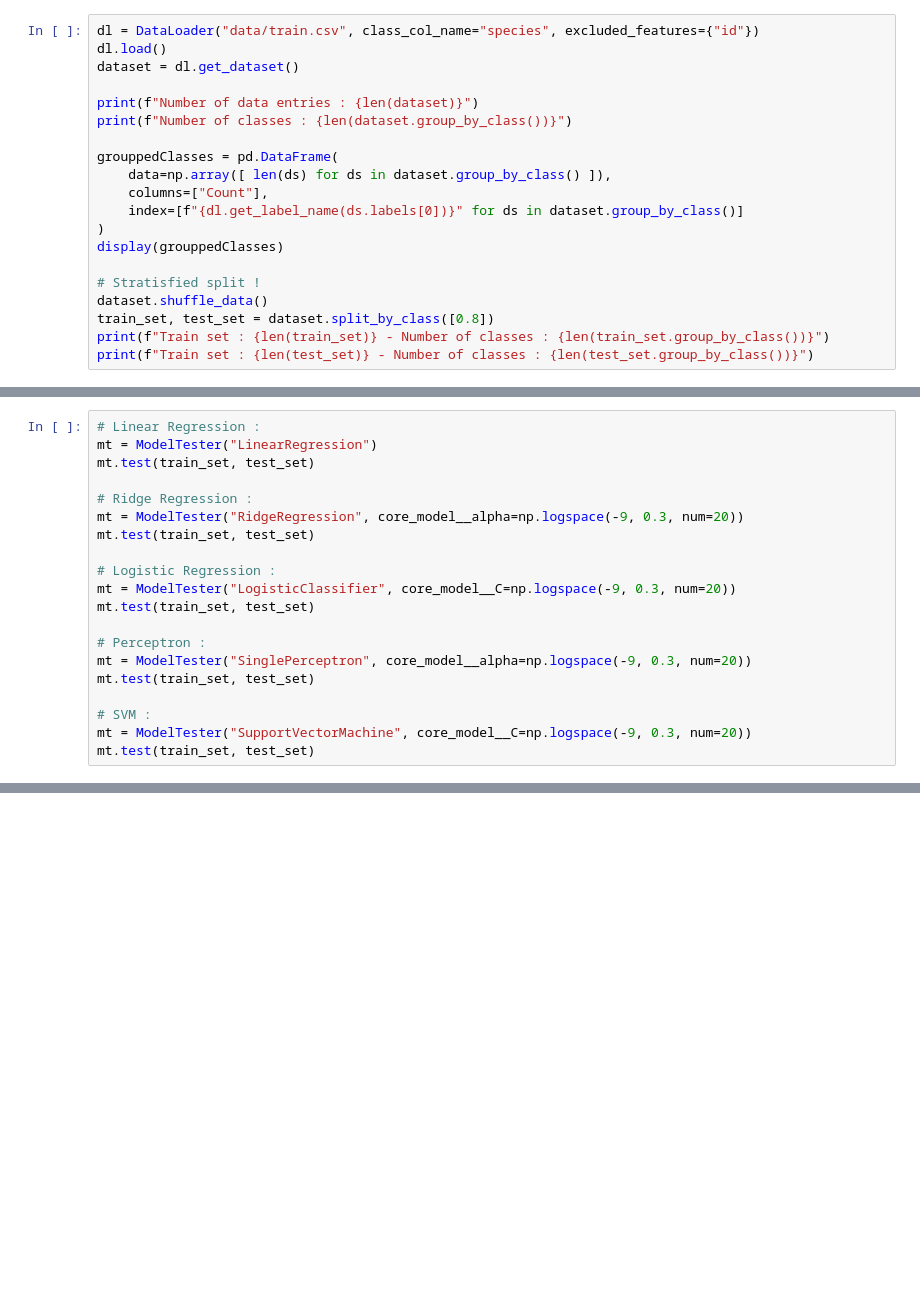
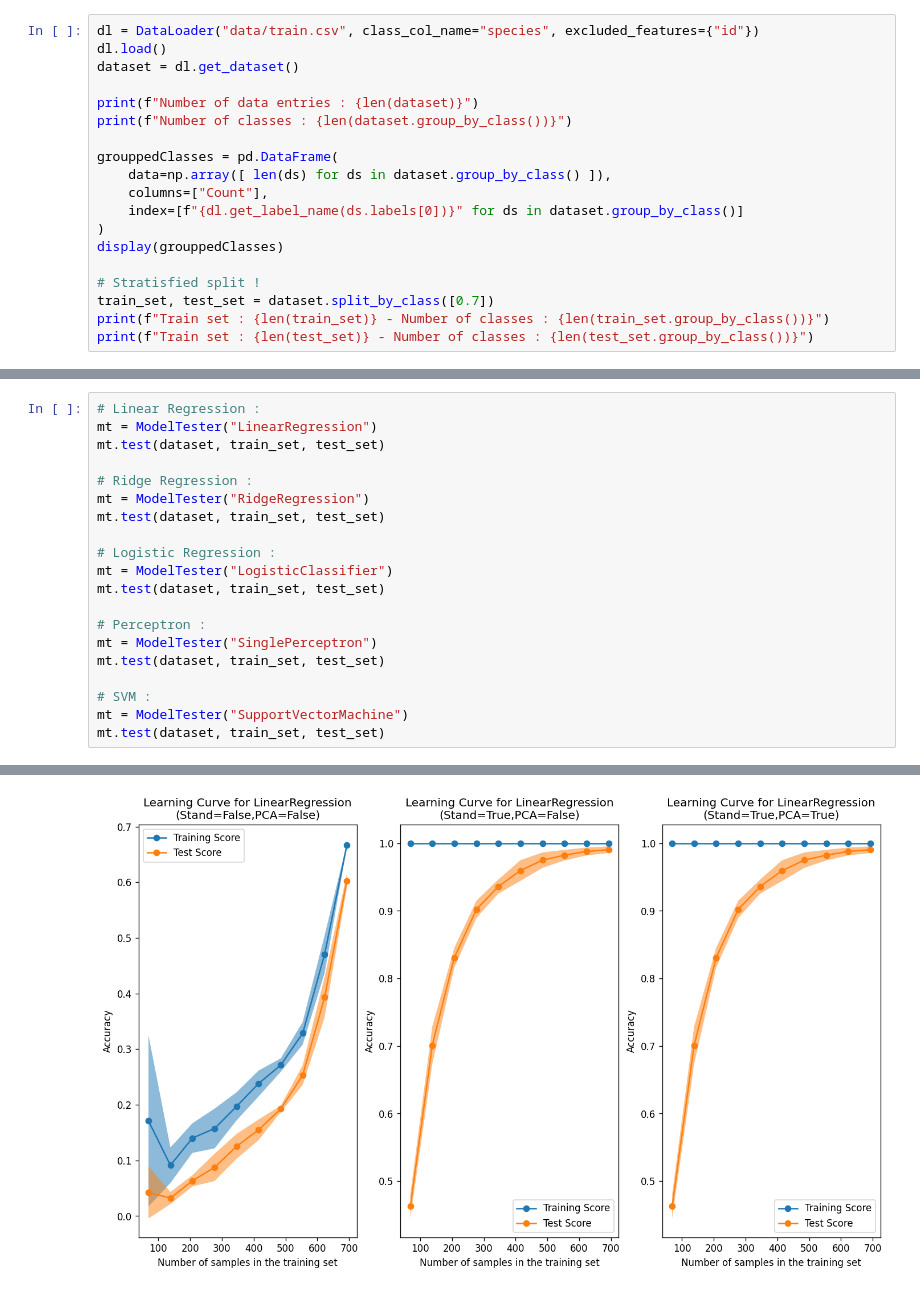
Before and after one commit to darhal/IFT603-LearningTechniques, a Jupyter notebook: Project/workspace.ipynb, the cells around one changed output, grey strips where cells are left out. Drawn from its saved outputs; the diff is of its cells as text; blank space fills up the shorter version.

Commit message:
More refacoring on models + added visualisation of the learning curve

```diff
--- a/Project/workspace.ipynb
+++ b/Project/workspace.ipynb
@@ -33,7 +31,6 @@ grouppedClasses = pd.DataFrame(
 display(grouppedClasses)
 
 # Stratisfied split !
-dataset.shuffle_data()
-train_set, test_set = dataset.split_by_class([0.8])
+train_set, test_set = dataset.split_by_class([0.7])
 print(f"Train set : {len(train_set)} - Number of classes : {len(train_set.group_by_class())}")
 print(f"Train set : {len(test_set)} - Number of classes : {len(test_set.group_by_class())}")
@@ -63,20 +81,21 @@ plt.show()
 # %%
 # Linear Regression :
 mt = ModelTester("LinearRegression")
-mt.test(train_set, test_set)
+mt.test(dataset, train_set, test_set)
 
 # Ridge Regression :
-mt = ModelTester("RidgeRegression", core_model__alpha=np.logspace(-9, 0.3, num=20))
-mt.test(train_set, test_set)
+mt = ModelTester("RidgeRegression")
+mt.test(dataset, train_set, test_set)
 
 # Logistic Regression :
-mt = ModelTester("LogisticClassifier", core_model__C=np.logspace(-9, 0.3, num=20))
-mt.test(train_set, test_set)
+mt = ModelTester("LogisticClassifier")
+mt.test(dataset, train_set, test_set)
 
 # Perceptron :
-mt = ModelTester("SinglePerceptron", core_model__alpha=np.logspace(-9, 0.3, num=20))
-mt.test(train_set, test_set)
+mt = ModelTester("SinglePerceptron")
+mt.test(dataset, train_set, test_set)
 
 # SVM :
-mt = ModelTester("SupportVectorMachine", core_model__C=np.logspace(-9, 0.3, num=20))
-mt.test(train_set, test_set)
+mt = ModelTester("SupportVectorMachine")
+mt.test(dataset, train_set, test_set)
+# %% [output]
@@ -82,0 +103 @@ mt.test(train_set, test_set)
+[figure, added]
```
Also changed, not shown: parts of 4 cells of this notebook, 11 other files.
